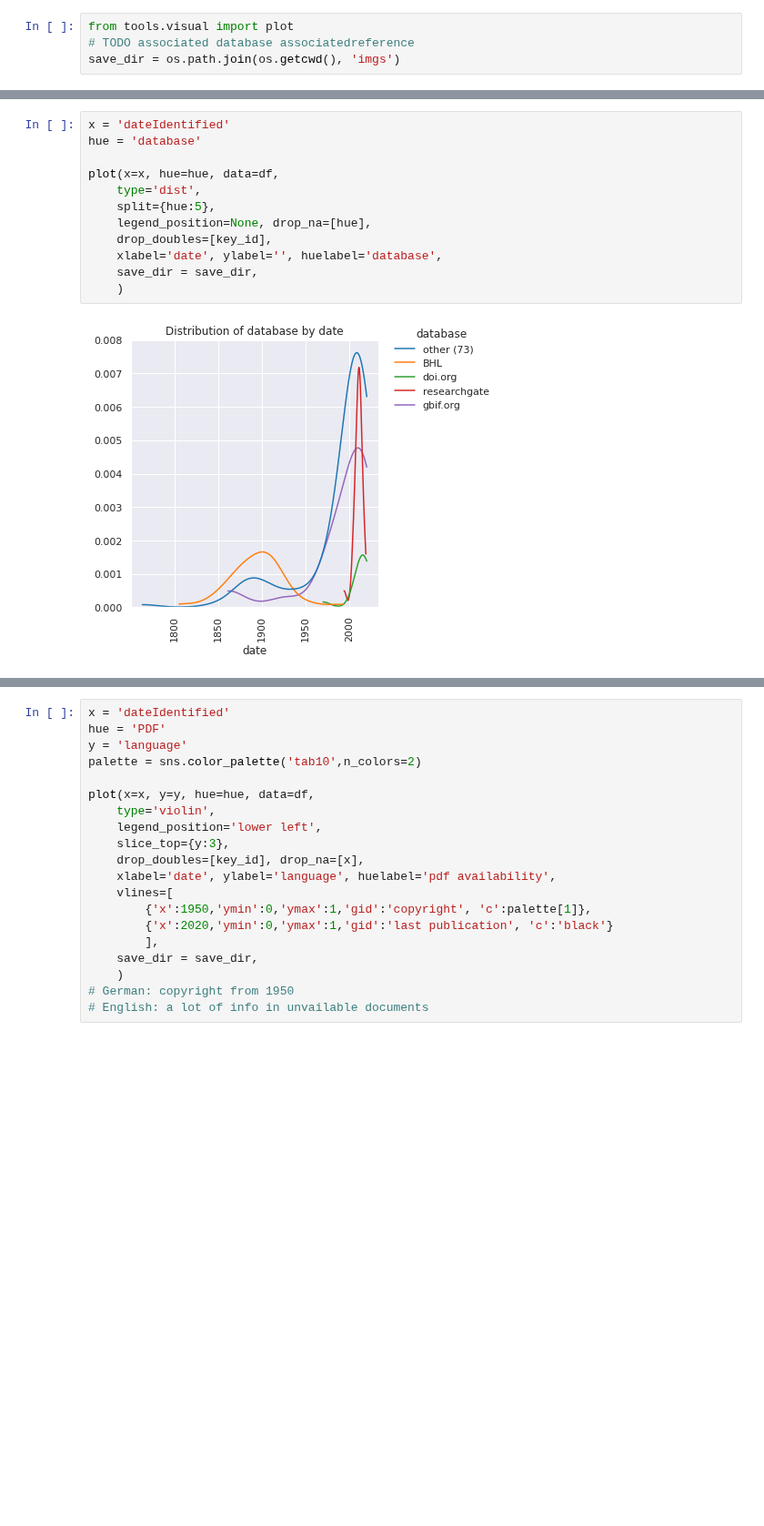
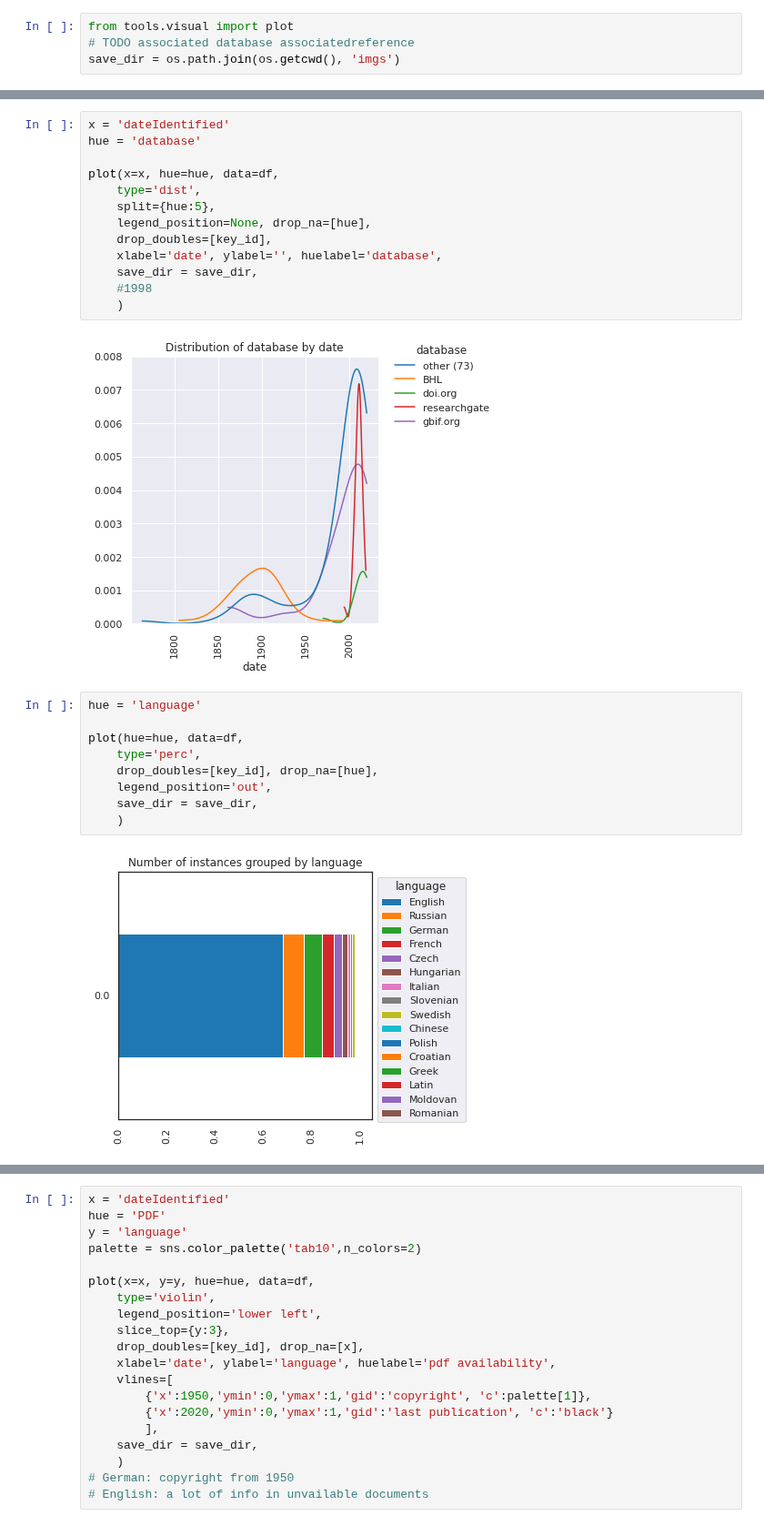
Before and after one commit to e-lubrini/psylve, a Jupyter notebook: dataset_overview/dataset_visualisation.ipynb, the cells around one changed output, grey strips where cells are left out. Shown at 91% size. Saved outputs shown, nothing was run; the diff lists cells and outputs as text; blank space fills up the shorter version.

```diff
--- a/dataset_overview/dataset_visualisation.ipynb
+++ b/dataset_overview/dataset_visualisation.ipynb
@@ -57,9 +57,21 @@ plot(x=x, hue=hue, data=df,
     drop_doubles=[key_id],
     xlabel='date', ylabel='', huelabel='database',
     save_dir = save_dir,
+    #1998
     )
 # %% [output]
 [figure]
+# %%
+hue = 'language'
+
+plot(hue=hue, data=df,
+    type='perc',
+    drop_doubles=[key_id], drop_na=[hue],
+    legend_position='out',
+    save_dir = save_dir,
+    )
+# %% [output]
+[figure, added]
 # %%
 hue = 'database'
 x='PDF'
```
Also changed, not shown: parts of 3 cells of this notebook, 11 other files.
